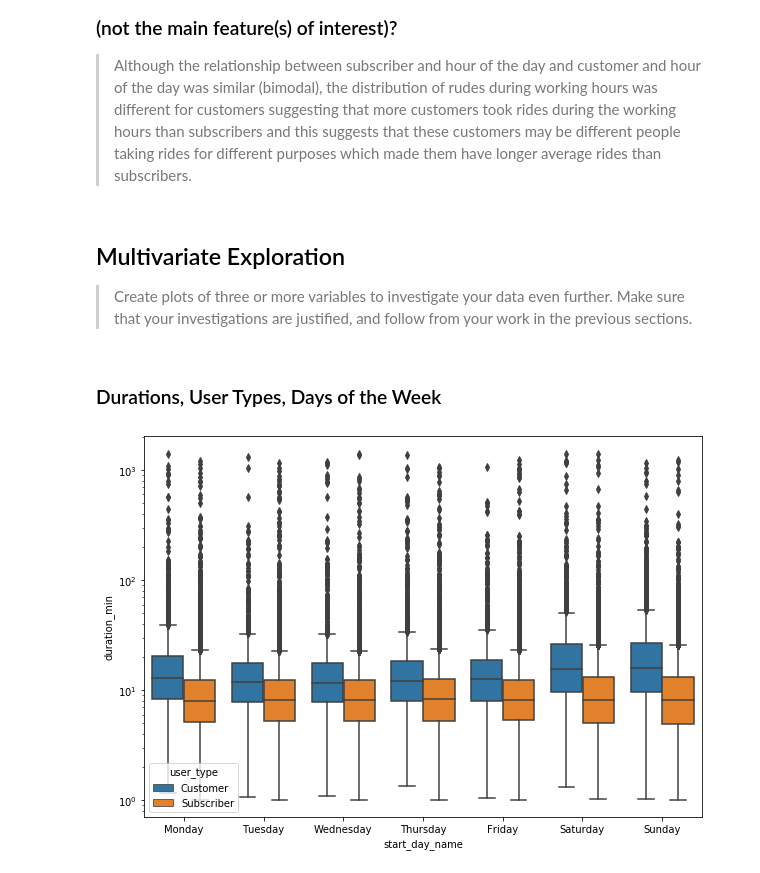
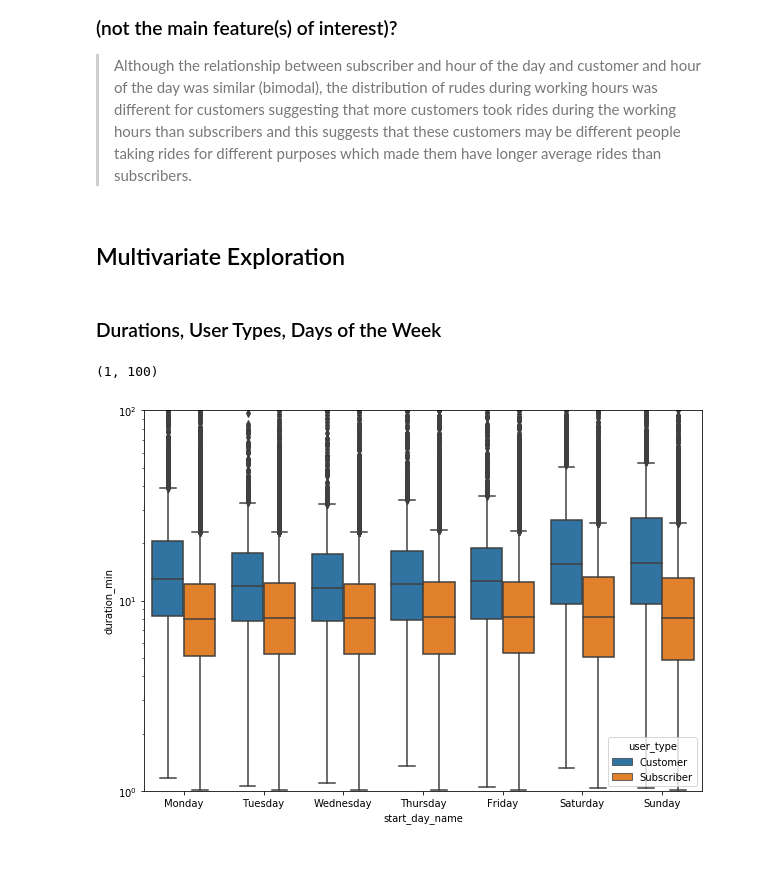
Before and after one commit to moaaztaha/Ford-GoBike-System-data-visualization, a Jupyter notebook: Exploratory and Explanatory .ipynb, the cells around one changed output. Drawn from its saved outputs; the diff is of its cells as text; code cells hidden in the pictures.

Commit message:
multivariate exploratory

```diff
--- a/Exploratory and Explanatory .ipynb
+++ b/Exploratory and Explanatory .ipynb
@@ -550,17 +539,15 @@ And we can also see that most of the customers do the same. This maybe due to th
 ### Did you observe any interesting relationships between the other features (not the main feature(s) of interest)?
 
 > Although the relationship between subscriber and hour of the day and customer and hour of the day was similar (bimodal), the distribution of rudes during working hours was different for customers suggesting that more customers took rides during the working hours than subscribers and this suggests that these customers may be different people taking rides for different purposes which made them have longer average rides than subscribers.
-# %% [markdown]
-## Multivariate Exploration
-
-> Create plots of three or more variables to investigate your data even
-further. Make sure that your investigations are justified, and follow from
-your work in the previous sections.
+# %% [markdown]
+## Multivariate Exploration
 # %% [markdown]
 ### Durations, User Types, Days of the Week
 # %%
 plt.figure(figsize=(10, 7))
 sb.boxplot(data=df, x='start_day_name', y='duration_min', hue='user_type', order=days_order)
 plt.yscale("log")
+plt.ylim((1, 100))
 # %% [output]
+(1, 100)
-[figure, old version]
+[figure, new version]
```
Also changed, not shown: parts of 8 cells of this notebook.
